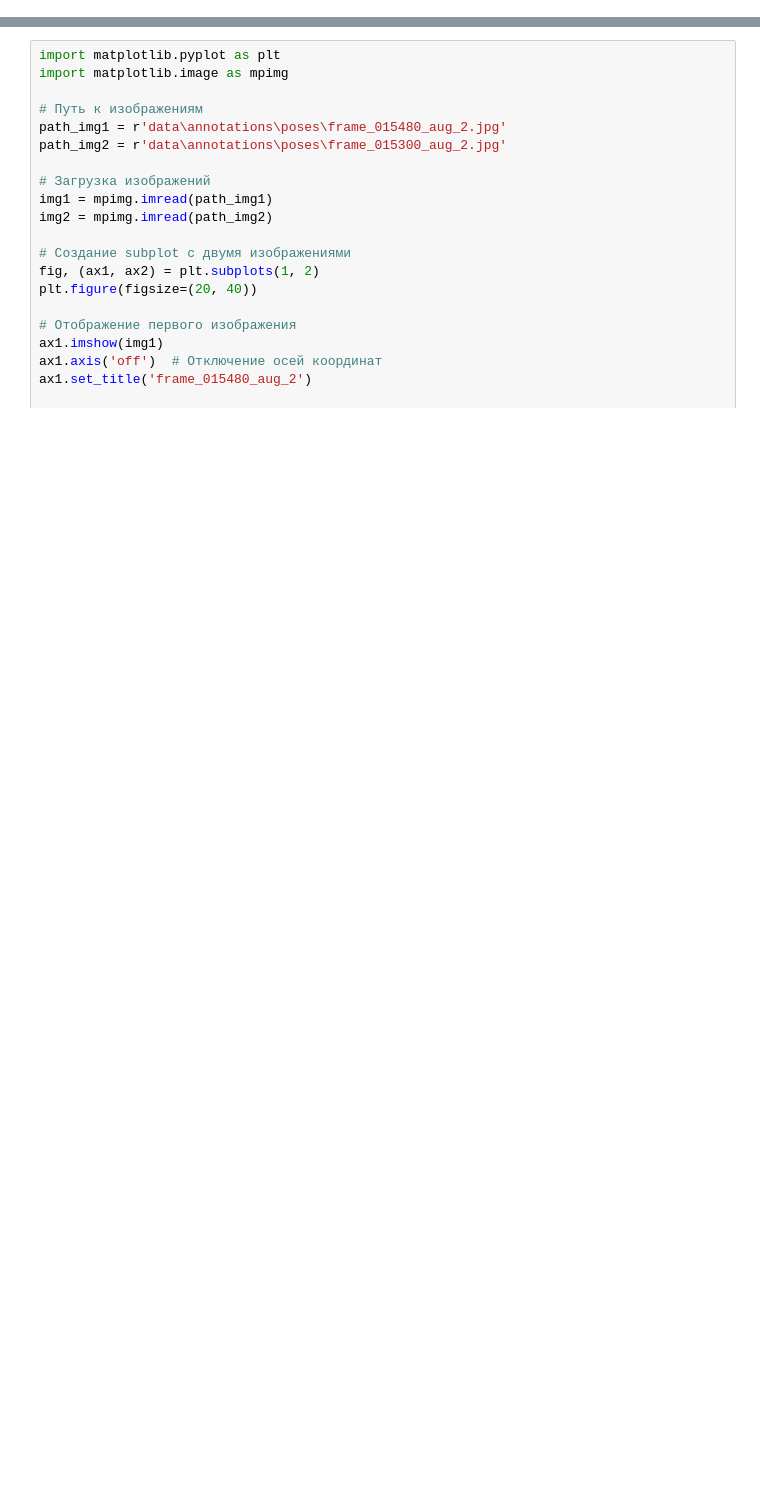
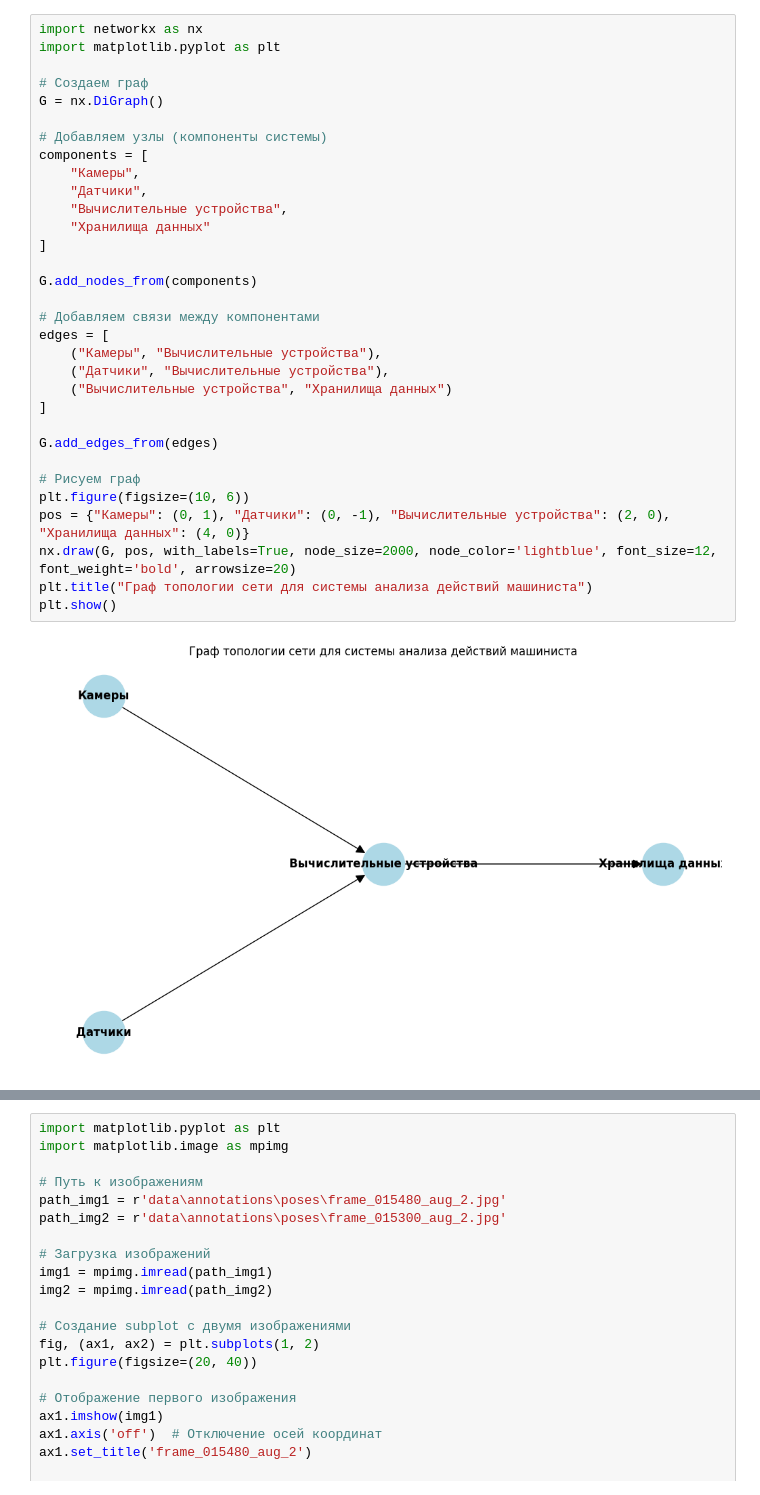
Before and after one commit to urasinovjr/diplom, a Jupyter notebook: notebooks/EDA.ipynb, the cells around one changed output, grey strips where cells are left out. Saved outputs shown, nothing was run; the diff lists cells and outputs as text; blank space fills up the shorter version.

```diff
--- a/notebooks/EDA.ipynb
+++ b/notebooks/EDA.ipynb
@@ -229,0 +47,34 @@ cv2.destroyAllWindows()
+# %%
+import networkx as nx
+import matplotlib.pyplot as plt
+
+# Создаем граф
+G = nx.DiGraph()
+
+# Добавляем узлы (компоненты системы)
+components = [
+    "Камеры",
+    "Датчики",
+    "Вычислительные устройства",
+    "Хранилища данных"
+]
+
+G.add_nodes_from(components)
+
+# Добавляем связи между компонентами
+edges = [
+    ("Камеры", "Вычислительные устройства"),
+    ("Датчики", "Вычислительные устройства"),
+    ("Вычислительные устройства", "Хранилища данных")
+]
+
+G.add_edges_from(edges)
+
+# Рисуем граф
+plt.figure(figsize=(10, 6))
+pos = {"Камеры": (0, 1), "Датчики": (0, -1), "Вычислительные устройства": (2, 0), "Хранилища данных": (4, 0)}
+nx.draw(G, pos, with_labels=True, node_size=2000, node_color='lightblue', font_size=12, font_weight='bold', arrowsize=20)
+plt.title("Граф топологии сети для системы анализа действий машиниста")
+plt.show()
+# %% [output]
+[figure, added]
```
Also changed, not shown: parts of 5 cells of this notebook, 15 other files.
